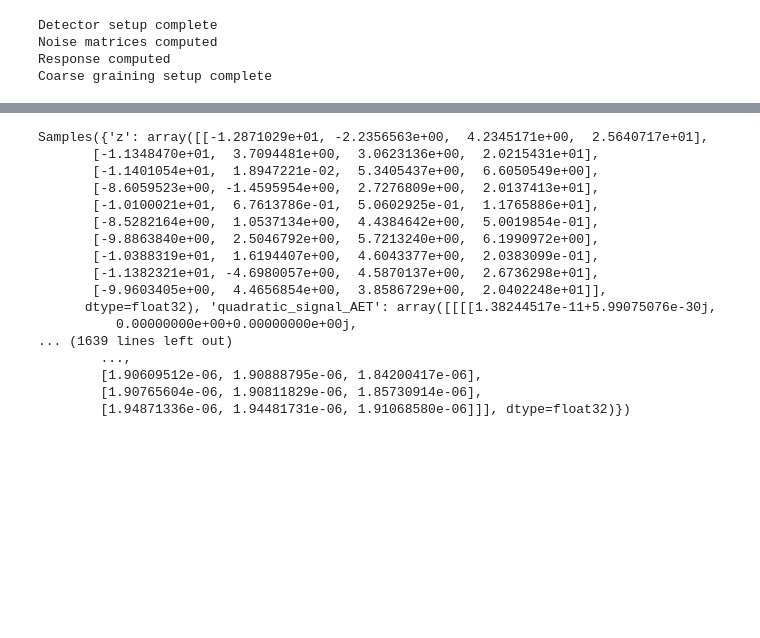
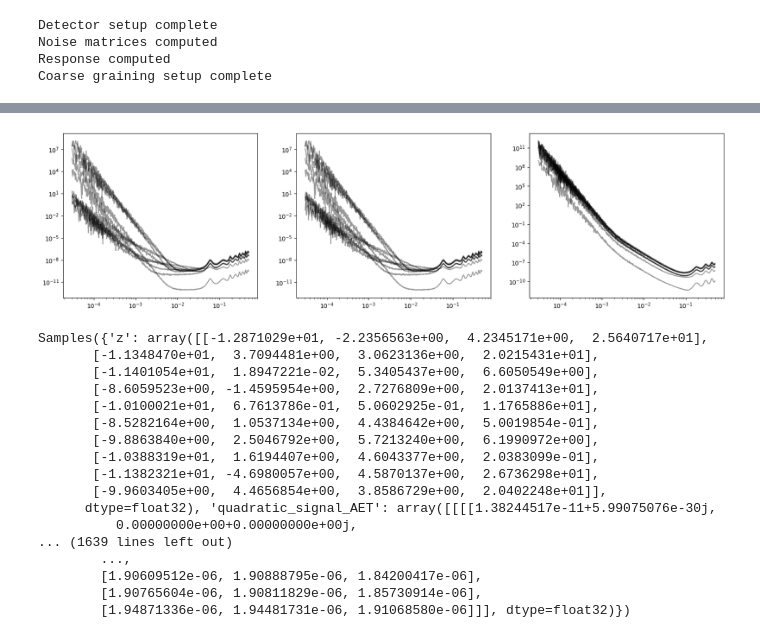
Before and after one commit to PEREGRINE-GW/saqqara, a Jupyter notebook: examples/noise_variation/workbook.ipynb, the cells around one changed output, grey strips where cells are left out. Drawn from its saved outputs; the diff is of its cells as text; code cells hidden in the pictures; blank space fills up the shorter version.

```diff
--- a/examples/noise_variation/workbook.ipynb
+++ b/examples/noise_variation/workbook.ipynb
@@ -44,3 +44,14 @@ plt.loglog(sim.coarse_grained_f, sample['coarse_grained_data'], c='r')
+# %%
+fig = plt.figure(figsize=(20, 5))
+import tqdm
+for _ in tqdm.tqdm(range(10)):
+    sample = sim.sample()
+    for j in range(3):
+        ax = plt.subplot(1, 3, j + 1)
+        #plt.loglog(sim.coarse_grained_f, sample['coarse_grained_data'][:, j] / sim.cg_norm_matrix[:, j], c='k', alpha=0.4)
+        plt.loglog(sim.coarse_grained_f, sample['coarse_grained_data'][:, j], c='k', alpha=0.4)
+# %% [output]
+[figure, added]
 # %%
 sim.sample(10)
 # %% [output]
```
Also changed, not shown: parts of 1 cell of this notebook, 2 other files.
